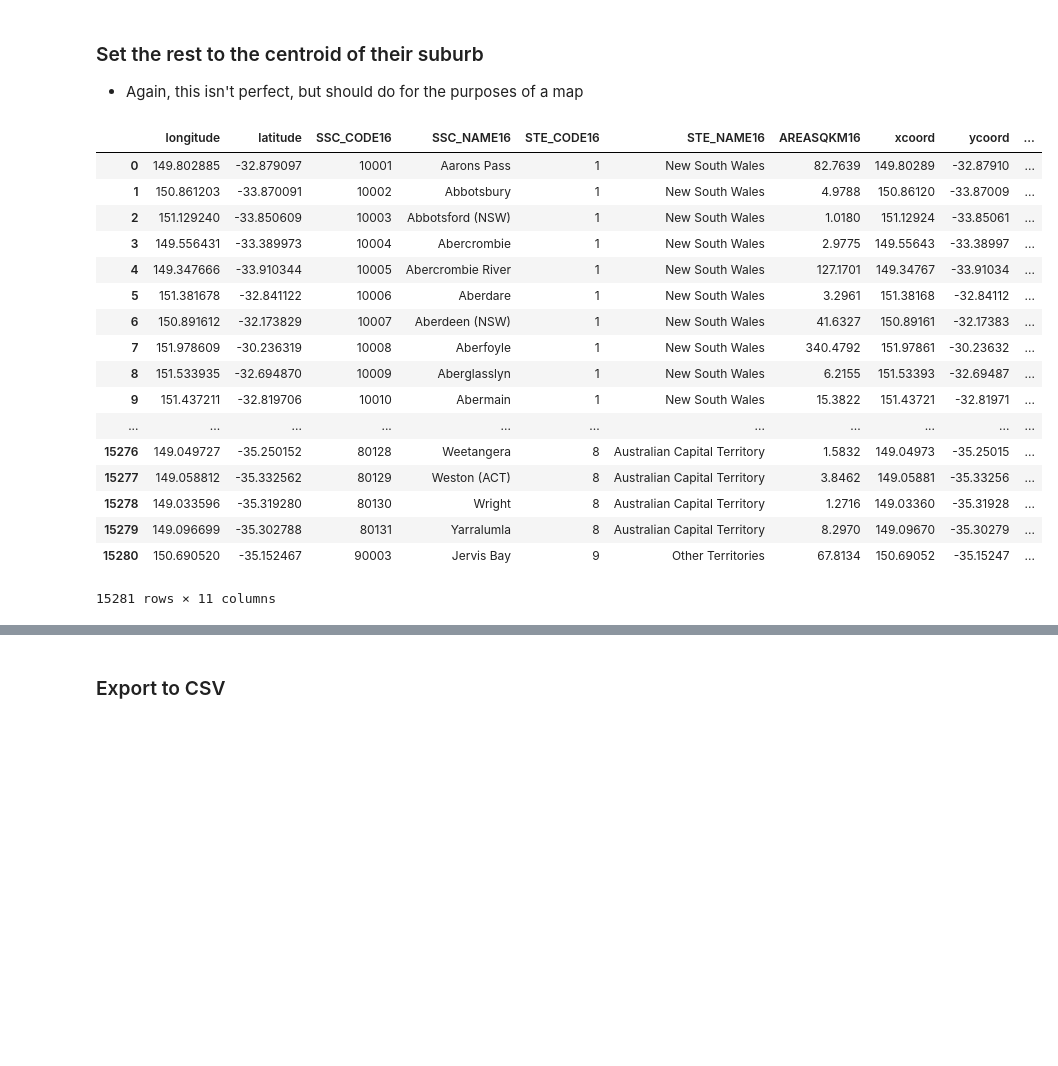
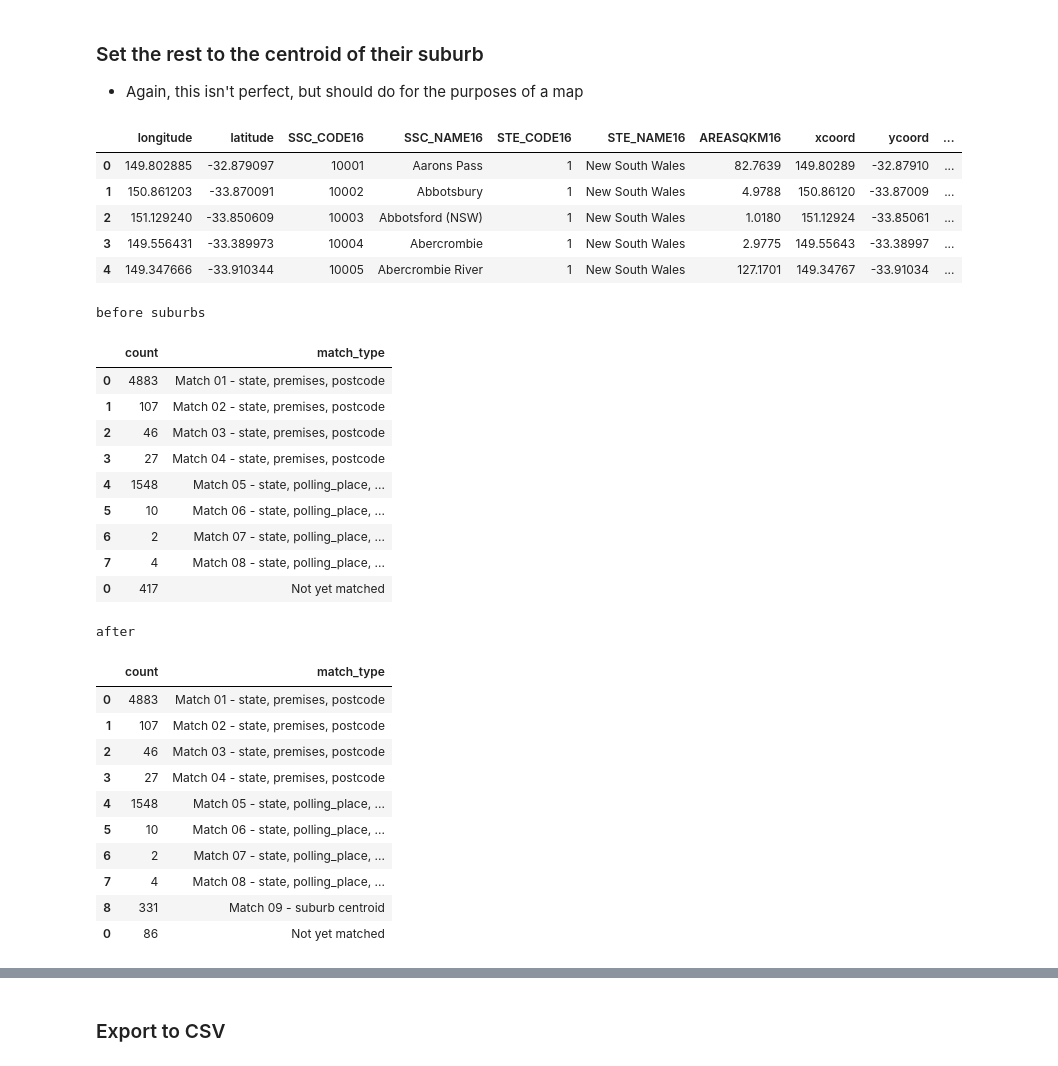
Before and after one commit to jaketclarke/australian_referenda, a Jupyter notebook: referenda_1999_geocode_polling_places.ipynb, the cells around one changed output, grey strips where cells are left out. Cells and saved outputs as stored; diff of their text form; code cells hidden in the pictures; blank space fills up the shorter version.

Commit message:
86 suburbs aren't matching, job for tomorrow

```diff
--- a/referenda_1999_geocode_polling_places.ipynb
+++ b/referenda_1999_geocode_polling_places.ipynb
@@ -581,39 +581,80 @@ after
 # %%
 filepath = 'from_abs/ssc_2016_aust_centroid.csv'
 
 subtown_centroids = results = pd.read_csv(
     filepath
 )
 
 # create a column for abbreviated states
 lambda_states = lambda x: state_abbreviation(x)
 subtown_centroids['state'] = subtown_centroids['STE_NAME16'].apply(lambda_states)
 
 # strip the brackets out of suburb names, and make all caps, to match the 1999 file
 lambda_suburbs = lambda x: left_of_bracket(x).upper()
 subtown_centroids['suburb'] = subtown_centroids['SSC_NAME16'].apply(lambda_suburbs)
 
-subtown_centroids
-### todo
-# state to abbrev
-# strip states off ssc-name16
-# name both the same way as they're named in the other df
+display(subtown_centroids.head(5))
 # %% [output]
 |  | longitude | latitude | SSC_CODE16 | SSC_NAME16 | STE_CODE16 | STE_NAME16 | AREASQKM16 | xcoord | ycoord | ... |
 | 0 | 149.802885 | -32.879097 | 10001 | Aarons Pass | 1 | New South Wales | 82.7639 | 149.80289 | -32.87910 | ... |
 | 1 | 150.861203 | -33.870091 | 10002 | Abbotsbury | 1 | New South Wales | 4.9788 | 150.86120 | -33.87009 | ... |
 | 2 | 151.129240 | -33.850609 | 10003 | Abbotsford (NSW) | 1 | New South Wales | 1.0180 | 151.12924 | -33.85061 | ... |
 | 3 | 149.556431 | -33.389973 | 10004 | Abercrombie | 1 | New South Wales | 2.9775 | 149.55643 | -33.38997 | ... |
 | 4 | 149.347666 | -33.910344 | 10005 | Abercrombie River | 1 | New South Wales | 127.1701 | 149.34767 | -33.91034 | ... |
-| 5 | 151.381678 | -32.841122 | 10006 | Aberdare | 1 | New South Wales | 3.2961 | 151.38168 | -32.84112 | ... |
-| 6 | 150.891612 | -32.173829 | 10007 | Aberdeen (NSW) | 1 | New South Wales | 41.6327 | 150.89161 | -32.17383 | ... |
-| 7 | 151.978609 | -30.236319 | 10008 | Aberfoyle | 1 | New South Wales | 340.4792 | 151.97861 | -30.23632 | ... |
-| 8 | 151.533935 | -32.694870 | 10009 | Aberglasslyn | 1 | New South Wales | 6.2155 | 151.53393 | -32.69487 | ... |
-| 9 | 151.437211 | -32.819706 | 10010 | Abermain | 1 | New South Wales | 15.3822 | 151.43721 | -32.81971 | ... |
-| ... | ... | ... | ... | ... | ... | ... | ... | ... | ... | ... |
-| 15276 | 149.049727 | -35.250152 | 80128 | Weetangera | 8 | Australian Capital Territory | 1.5832 | 149.04973 | -35.25015 | ... |
-| 15277 | 149.058812 | -35.332562 | 80129 | Weston (ACT) | 8 | Australian Capital Territory | 3.8462 | 149.05881 | -35.33256 | ... |
-| 15278 | 149.033596 | -35.319280 | 80130 | Wright | 8 | Australian Capital Territory | 1.2716 | 149.03360 | -35.31928 | ... |
-| 15279 | 149.096699 | -35.302788 | 80131 | Yarralumla | 8 | Australian Capital Territory | 8.2970 | 149.09670 | -35.30279 | ... |
-| 15280 | 150.690520 | -35.152467 | 90003 | Jervis Bay | 9 | Other Territories | 67.8134 | 150.69052 | -35.15247 | ... |
-15281 rows × 11 columns
+# %%
+print('before suburbs')
+display(match_status(df_pp_1999))
+
+# configure match settings
+settings = dict(
+    pp_filepath = 'from_abs/ssc_2016_aust_centroid.csv',
+    keys = ['state','suburb'],
+    match_source = 'ABS Suburb Centroids',
+    match_type = 'Match 09 - suburb centroid'
+)
+
+## this next bit is in our wrapper function for every other set
+
+# get matches
+df1_matches = match_polling_places(
+    df_pp_1999[df_pp_1999.match_source.isnull()], # only run on empty rows
+    subtown_centroids,
+    settings
+)
+
+# dedup this file for combinations of state/polling_place (my unique key)
+# keys = ['state','polling_place']
+# df1_matches = dedup_df(df1_matches, keys)
+
+# check that worked by making it a key now
+df1_matches = df1_matches.set_index(keys)
+
+# update with matches
+df_pp_1999.update(df1_matches)
+
+print('after')
+display(match_status(df_pp_1999))
+# %% [output]
+before suburbs
+|  | count | match_type |
+| 0 | 4883 | Match 01 - state, premises, postcode |
+| 1 | 107 | Match 02 - state, premises, postcode |
+| 2 | 46 | Match 03 - state, premises, postcode |
+| 3 | 27 | Match 04 - state, premises, postcode |
+| 4 | 1548 | Match 05 - state, polling_place, ... |
+| 5 | 10 | Match 06 - state, polling_place, ... |
+| 6 | 2 | Match 07 - state, polling_place, ... |
+| 7 | 4 | Match 08 - state, polling_place, ... |
+| 0 | 417 | Not yet matched |
+after
+|  | count | match_type |
+| 0 | 4883 | Match 01 - state, premises, postcode |
+| 1 | 107 | Match 02 - state, premises, postcode |
+| 2 | 46 | Match 03 - state, premises, postcode |
+| 3 | 27 | Match 04 - state, premises, postcode |
+| 4 | 1548 | Match 05 - state, polling_place, ... |
+| 5 | 10 | Match 06 - state, polling_place, ... |
+| 6 | 2 | Match 07 - state, polling_place, ... |
+| 7 | 4 | Match 08 - state, polling_place, ... |
+| 8 | 331 | Match 09 - suburb centroid |
+| 0 | 86 | Not yet matched |
```
Also changed, not shown: parts of 3 cells of this notebook.
